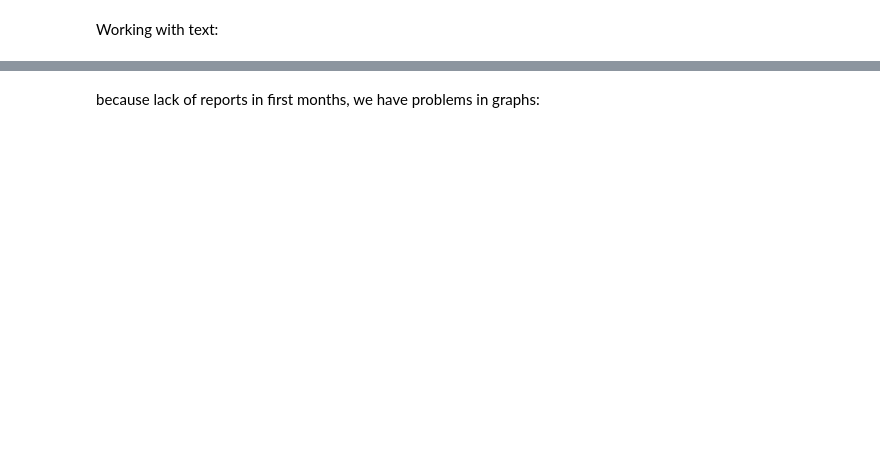
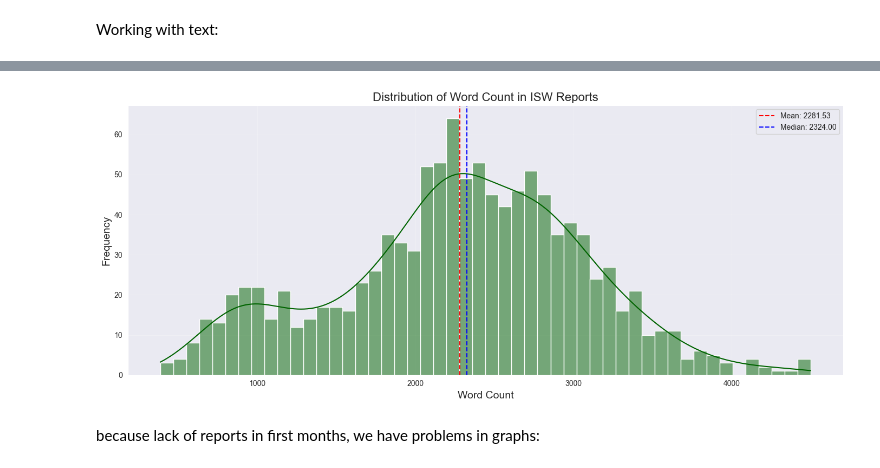
Before and after one commit to KonchakivskyiDanylo/PythonForDs, a Jupyter notebook: isw_analyze.ipynb, the cells around one changed output, grey strips where cells are left out. Cells and saved outputs as stored; diff of their text form; code cells hidden in the pictures; blank space fills up the shorter version.

```diff
--- a/isw_analyze.ipynb
+++ b/isw_analyze.ipynb
@@ -118,14 +120,14 @@ plt.show()
 # %% [markdown]
 Working with text:
 # %%
-df['text_length'] = df['extracted_text'].apply(len)
-df['word_count'] = df['extracted_text'].apply(lambda x: len(str(x).split()))
+df_copy['text_length'] = df_copy['lemmatized_text'].apply(len)
+df_copy['word_count'] = df_copy['lemmatized_text'].apply(lambda x: len(str(x).split()))
 
 # Text length statistics
 print("\nText length statistics:")
-print(f"Mean text length: {df['text_length'].mean():.2f} characters")
-print(f"Median text length: {df['text_length'].median():.2f} characters")
-print(f"Min text length: {df['text_length'].min()} characters")
-print(f"Max text length: {df['text_length'].max()} characters")
-print(f"Mean word count: {df['word_count'].mean():.2f} words")
-print(f"Median word count: {df['word_count'].median():.2f} words")
+print(f"Mean text length: {df_copy['text_length'].mean():.2f} characters")
+print(f"Median text length: {df_copy['text_length'].median():.2f} characters")
+print(f"Min text length: {df_copy['text_length'].min()} characters")
+print(f"Max text length: {df_copy['text_length'].max()} characters")
+print(f"Mean word count: {df_copy['word_count'].mean():.2f} words")
+print(f"Median word count: {df_copy['word_count'].median():.2f} words")
@@ -132,18 +142,19 @@ print(f"Median word count: {df['word_count'].median():.2f} words")
 # %%
 plt.figure(figsize=(14, 6))
-sns.histplot(df['word_count'], bins=50, kde=True, color='darkgreen')
+sns.histplot(df_copy['word_count'], bins=50, kde=True, color='darkgreen')
 plt.title('Distribution of Word Count in ISW Reports', fontsize=16)
 plt.xlabel('Word Count', fontsize=14)
 plt.ylabel('Frequency', fontsize=14)
-plt.axvline(df['word_count'].mean(), color='red', linestyle='--',
-           label=f'Mean: {df["word_count"].mean():.2f}')
-plt.axvline(df['word_count'].median(), color='blue', linestyle='--',
-           label=f'Median: {df["word_count"].median():.2f}')
+plt.axvline(df_copy['word_count'].mean(), color='red', linestyle='--',
+            label=f'Mean: {df_copy["word_count"].mean():.2f}')
+plt.axvline(df_copy['word_count'].median(), color='blue', linestyle='--',
+            label=f'Median: {df_copy["word_count"].median():.2f}')
 plt.legend()
 plt.grid(True, alpha=0.3)
 plt.tight_layout()
-plt.savefig('isw_word_count_distribution.png', dpi=300)
 plt.show()
+# %% [output]
+[figure, added]
 # %% [markdown]
 because lack of reports in first months, we have problems in graphs:
 # %%
```
Also changed, not shown: parts of 42 cells of this notebook.
